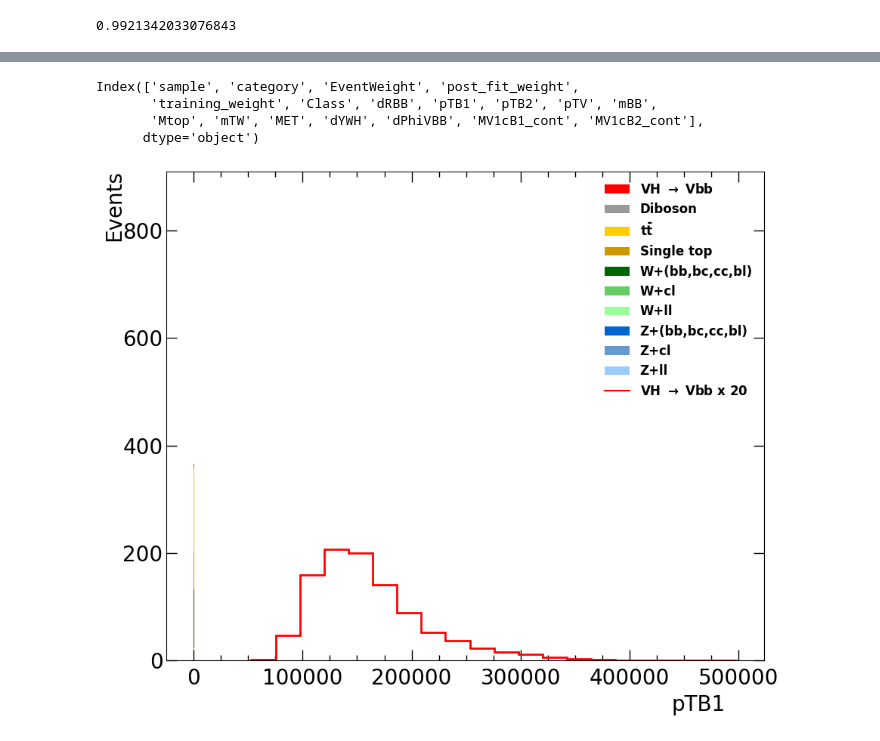
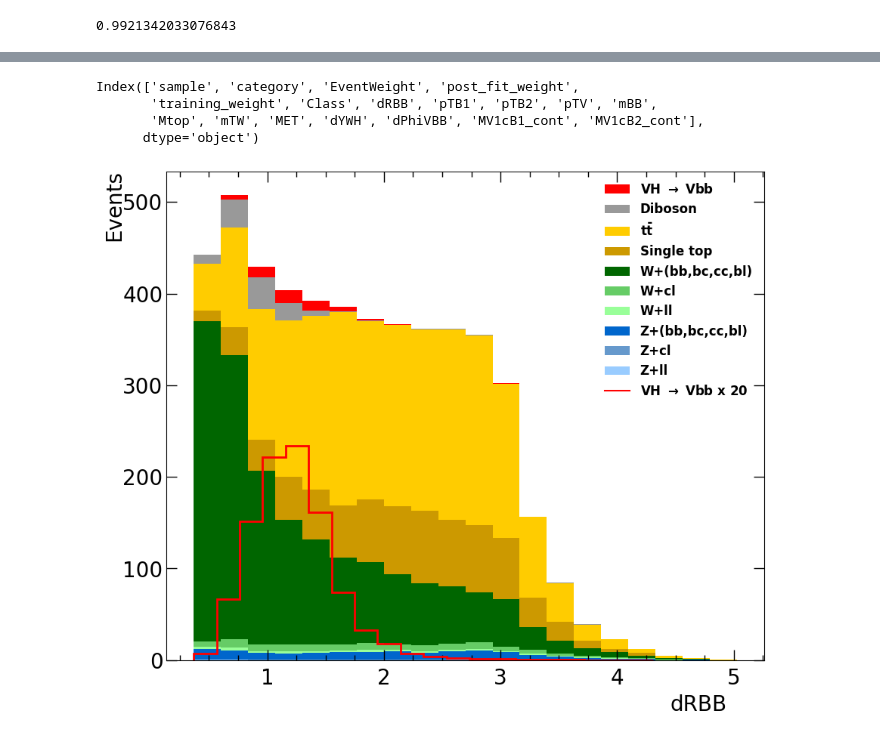
Before and after one commit to mondo-lee/in2HEP, a Jupyter notebook: notebooks/cuts_baseline.ipynb, the cells around one changed output, grey strips where cells are left out. Drawn from its saved outputs; the diff is of its cells as text; code cells hidden in the pictures.

Commit message:
Cleaned data, EDAed, made some repeated processes into functions

```diff
--- a/notebooks/cuts_baseline.ipynb
+++ b/notebooks/cuts_baseline.ipynb
@@ -33,4 +68,15 @@ from ucl_masterclass import *
-# %%
-# Load data into a pandas data frame
-df = pd.read_csv('../data-v2/VHbb_data_2jet.csv')
-df_original = deepcopy(df)
+# %%
+# Load data into a pandas data frame
+def load_data(path):
+  '''
+  Returns two copies of a csv in Pandas Dataframe format given its path in the repo, relative to the notebook
+  '''
+  df = pd.read_csv(path)
+  df_original = deepcopy(df)
+
+  return df, df_original
+
+df, df_original = load_data('../data-v2/VHbb_data_2jet.csv')
+
+
+#df_train = pd.read_csv('..')
@@ -187,16 +257,27 @@ Name: count, dtype: int64
 # %%
 print(df_trim.columns)
 
 # seem to be an issue when graphing the histograms for variables including pTB1/2
 # - histograms are not scaled by the same 1/1e3 factor
 
-#plot_variable(df_trim, 'mBB')
-#plot_variable(df_trim, 'MET')
+
+plot_variable(df_trim, 'dRBB')
 plot_variable(df_trim, 'pTB1')
 plot_variable(df_trim, 'pTB2')
+plot_variable(df_trim, 'pTV')
+plot_variable(df_trim, 'mBB')
+plot_variable(df_trim, 'Mtop')
+plot_variable(df_trim, 'mTW')
+plot_variable(df_trim, 'MET')
+plot_variable(df_trim, 'dYWH')
+plot_variable(df_trim, 'dPhiVBB')
+plot_variable(df_trim, 'MV1cB1_cont')
+plot_variable(df_trim, 'MV1cB2_cont')
+
+# variables that show promise include dRBB, dPhiVBB, MV1cB1_cont and MV1cB2_cont
 # %% [output]
 Index(['sample', 'category', 'EventWeight', 'post_fit_weight',
        'training_weight', 'Class', 'dRBB', 'pTB1', 'pTB2', 'pTV', 'mBB',
        'Mtop', 'mTW', 'MET', 'dYWH', 'dPhiVBB', 'MV1cB1_cont', 'MV1cB2_cont'],
       dtype='object')
-[figure, old version]
+[figure, new version]
```
Also changed, not shown: parts of 25 cells of this notebook.
